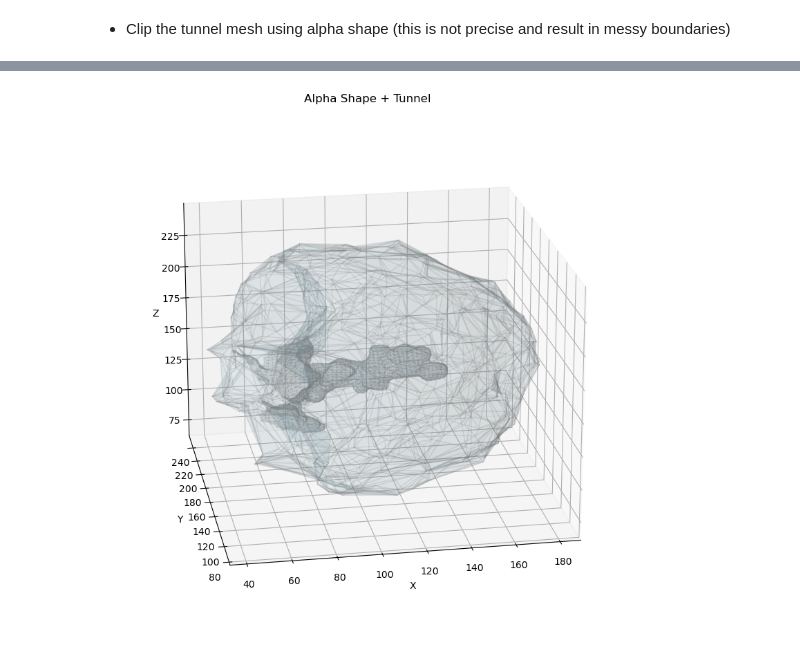
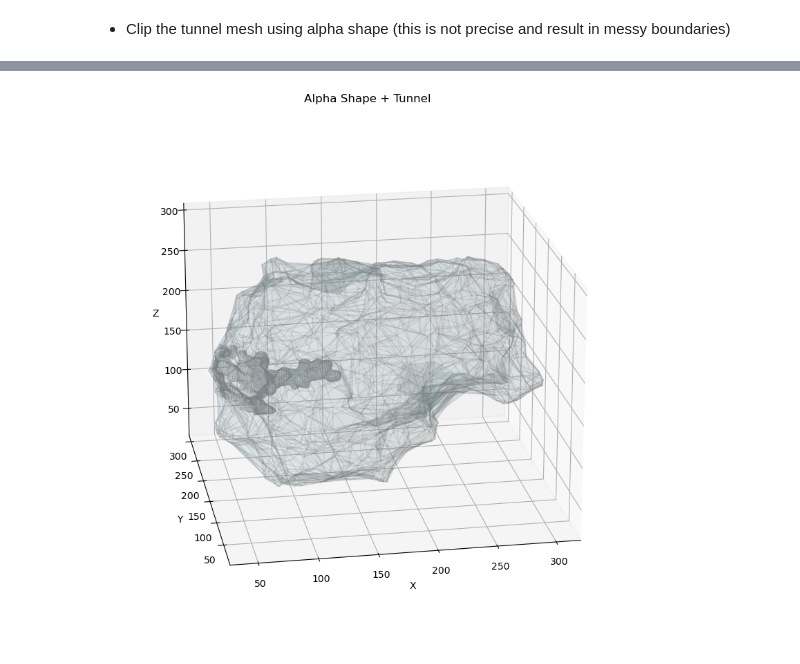
Before and after one commit to bioshape-analysis/npet-cg-sim, a Jupyter notebook: alpha_shape/alpha_gen.ipynb, the cells around one changed output, grey strips where cells are left out. Drawn from its saved outputs; the diff is of its cells as text; code cells hidden in the pictures.

Commit message:
update part of alpha shape

```diff
--- a/alpha_shape/alpha_gen.ipynb
+++ b/alpha_shape/alpha_gen.ipynb
@@ -108,9 +109,9 @@ def save_alpha_shape_as_ply(alpha_shape, file_path):
 # Example usage
 # Assuming `alpha_shape` is a trimesh.Trimesh object
 
-save_alpha_shape_as_ply(alpha_shape, "../data/4UG0/alpha_shape_4UG0.ply")
+save_alpha_shape_as_ply(alpha_shape, "../data/6WD4/alpha_shape_6WD4.ply")
 # Load and verify the PLY file
-alpha_shape = trimesh.load("../data/4UG0/alpha_shape_4UG0.ply")
+alpha_shape = trimesh.load("../data/6WD4/alpha_shape_6WD4.ply")
 print(alpha_shape)
 alpha_shape.show()
 # %% [output]
@@ -124,7 +125,7 @@ Alpha shape saved as PLY file at ../data/4UG0/alpha_shape_4UG0.ply
 
 fig = plt.figure(figsize=(12, 3))
 
-for i,alpha in enumerate([0.02,0.05,0.1,0.15,0.3]):
+for i,alpha in enumerate([0.02,0.04,0.1,0.15,0.3]):
     alpha_shape_tune = alphashape.alphashape(point_cloud, alpha)
 
     alpha_shape_vertices = alpha_shape_tune.vertices  # Replace with actual alpha shape vertices
@@ -199,10 +202,17 @@ new_points = sample_within_alpha_shape(alpha_shape_largest,num_samples=4000)
 # %%
 print( alpha_shape_largest.is_watertight )
-alpha = 0.05
-alpha_shape_renew = alphashape.alphashape(new_points, alpha)
+alpha = 0.04
+# np.concatenate( (point_cloud,new_points))
+alpha_shape_renew = alphashape.alphashape( np.concatenate( (alpha_shape_largest.vertices,new_points)), alpha)
+# alpha_shape_renew = alphashape.alphashape( new_points, alpha)
 # The new mesh is often watertight
 print( alpha_shape_renew.is_watertight )
 alpha_shape_renew.show()
+save_alpha_shape_as_ply(alpha_shape_renew, "../data/6WD4/alpha_shape_watertight_6WD4.ply")
+# Load and verify the PLY file
+#alpha_shape_renew = trimesh.load("../data/6WD4/alpha_shape_6WD4.ply")
+# print(alpha_shape)
+# alpha_shape.show()
 # %% [output]
 False
 True
@@ -210,7 +248,7 @@ True
 # %% [markdown]
 - Clip the tunnel mesh using alpha shape (this is not precise and result in messy boundaries)
 # %%
-stl_mesh = trimesh.load("../data/alpha_shapes/4UG0/4UG0_poisson_recon_ascii.ply")
+stl_mesh = trimesh.load("../data/4UG0/4UG0_poisson_recon_ascii.ply")
 stl_mesh.fix_normals()
 
 stl_mesh.fill_holes()
@@ -264,43 +302,43 @@ stl_mesh.show()
 [interactive output not drawn]
 # %%
 stl_mesh.visual.vertex_colors = np.tile([150/256,0,0, 0.3], (len(stl_mesh.vertices), 1))  # Red, opaque
-alpha_shape_largest.visual.vertex_colors = np.tile([0,0,150/256, 0.3], (len(alpha_shape_renew.vertices), 1))  # Blue, opaque
+alpha_shape_renew.visual.vertex_colors = np.tile([0,0,150/256, 0.3], (len(alpha_shape_renew.vertices), 1))  # Blue, opaque
 
-merged_mesh_final = trimesh.util.concatenate([stl_mesh,alpha_shape_largest] )
+merged_mesh_renew = trimesh.util.concatenate([stl_mesh,alpha_shape_renew] )
 
 # Extract the vertices and faces from the STL mesh
-merged_vertices = merged_mesh_final.vertices  # All vertices of the STL file
-merged_faces = merged_mesh_final.faces  # Faces (triangles)
+merged_vertices = merged_mesh_renew.vertices  # All vertices of the STL file
+merged_faces = merged_mesh_renew.faces  # Faces (triangles)
 
 # Plot both the STL mesh and the alpha shape
 fig = plt.figure(figsize=(12, 10))
 ax = fig.add_subplot(111, projection='3d')
 
 
 # Plot the merged shape mesh
 ax.plot_trisurf(merged_vertices[:, 0], merged_vertices[:, 1], merged_vertices[:, 2],
                 triangles=merged_faces, color='lightblue', alpha=0.1, edgecolor='gray')
 
 
 
 # Set the axes limits (optional, adjust to your data range)
 all_vertices = merged_vertices
 ax.set_xlim([all_vertices[:, 0].min(), all_vertices[:, 0].max()])
 ax.set_ylim([all_vertices[:, 1].min(), all_vertices[:, 1].max()])
 ax.set_zlim([all_vertices[:, 2].min(), all_vertices[:, 2].max()])
 
 # Set labels and title
 ax.set_xlabel("X")
 ax.set_ylabel("Y")
 ax.set_zlabel("Z")
 ax.set_title("Alpha Shape + Tunnel ")
 ax.view_init(20, -100)
 # Show the plot
 plt.show()
 
 
 
 
 #save_alpha_shape_as_ply(merged_mesh_final, "../data/alpha_shapes/4UG0/merged.ply")
 # %% [output]
-[figure, old version]
+[figure, new version]
```
Also changed, not shown: parts of 10 cells of this notebook, 6 other files.
